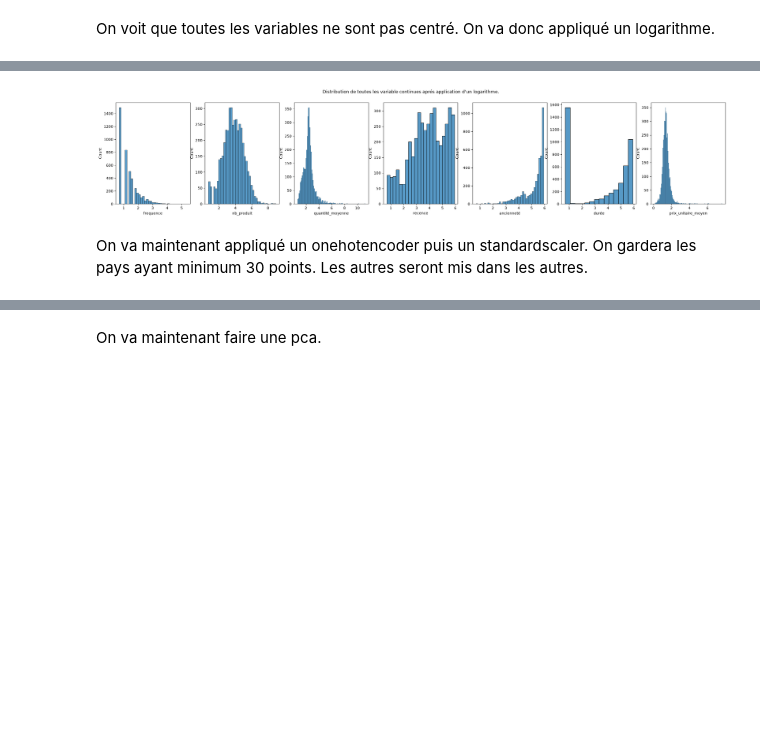
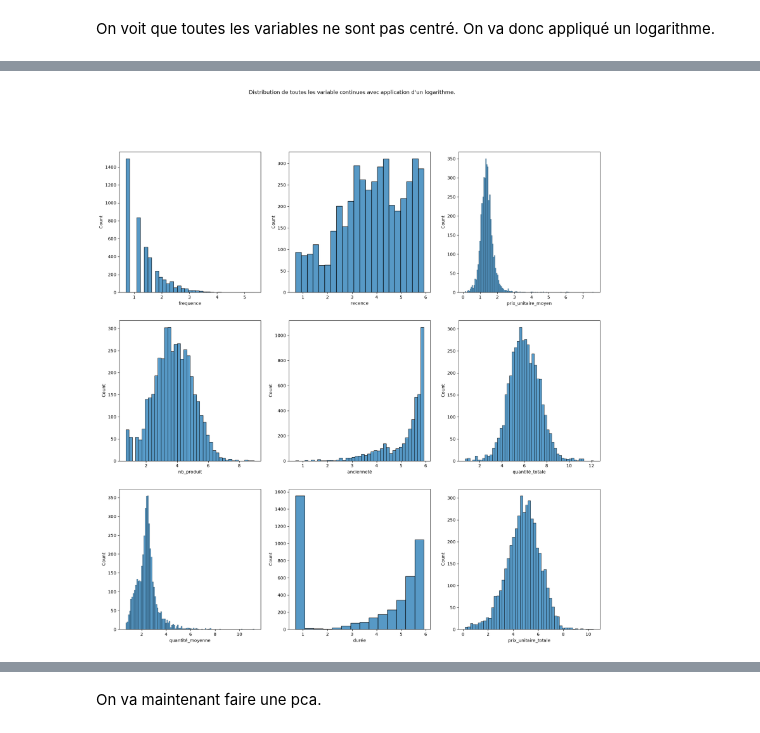
Before and after one commit to fmazur57u/Projet-Kmeans-et-spectral-clustering, a Jupyter notebook: Kmeans_spectral_clustering.ipynb, the cells around one changed output, grey strips where cells are left out. Drawn from its saved outputs; the diff is of its cells as text; code cells hidden in the pictures; blank space fills up the shorter version.

Commit message:
Ajout de variables

```diff
--- a/Kmeans_spectral_clustering.ipynb
+++ b/Kmeans_spectral_clustering.ipynb
@@ -106,3 +126,6 @@ data
 | 18283.0 | 16 | 756 | 1.847884 |
 | 18287.0 | 3 | 70 | 22.657143 |
 4338 rows × 3 columns
+# %%
+data["quantité_totale"] = df.groupby("CustomerID")["Quantity"].sum()
+data
@@ -197,0 +236,3 @@ data
+# %%
+data["prix_unitaire_totale"] = df.groupby("CustomerID")["UnitPrice"].sum()
+data
@@ -243,18 +301,18 @@ data_log
 # %%
-fig, ax = plt.subplots(1, 7)
-fig.set_size_inches(30, 5)
+fig, ax = plt.subplots(3, 3)
+fig.set_size_inches(20, 20)
 plt.suptitle(
-    "Distribution de toutes les variable continues aprés application d'un logarithme."
+    "Distribution de toutes les variable continues avec application d'un logarithme."
 )
-sns.histplot(data_log, x="frequence", ax=ax[0])
-sns.histplot(data_log, x="nb_produit", ax=ax[1])
-sns.histplot(data_log, x="quantité_moyenne", ax=ax[2])
-sns.histplot(data_log, x="recence", ax=ax[3])
-sns.histplot(data_log, x="ancienneté", ax=ax[4])
-sns.histplot(data_log, x="durée", ax=ax[5])
-sns.histplot(data_log, x="prix_unitaire_moyen", ax=ax[6])
+sns.histplot(data_log, x="frequence", ax=ax[0, 0])
+sns.histplot(data_log, x="nb_produit", ax=ax[1, 0])
+sns.histplot(data_log, x="quantité_moyenne", ax=ax[2, 0])
+sns.histplot(data_log, x="recence", ax=ax[0, 1])
+sns.histplot(data_log, x="ancienneté", ax=ax[1, 1])
+sns.histplot(data_log, x="durée", ax=ax[2, 1])
+sns.histplot(data_log, x="prix_unitaire_moyen", ax=ax[0, 2])
+sns.histplot(data_log, x="quantité_totale", ax=ax[1, 2])
+sns.histplot(data_log, x="prix_unitaire_totale", ax=ax[2, 2])
 plt.show()
 # %% [output]
-[figure, old version]
+[figure, new version]
-# %% [markdown]
-On va maintenant appliqué un onehotencoder puis un standardscaler. On gardera les pays ayant minimum 30 points. Les autres seront mis dans les autres.
```
Also changed, not shown: parts of 28 cells of this notebook.
